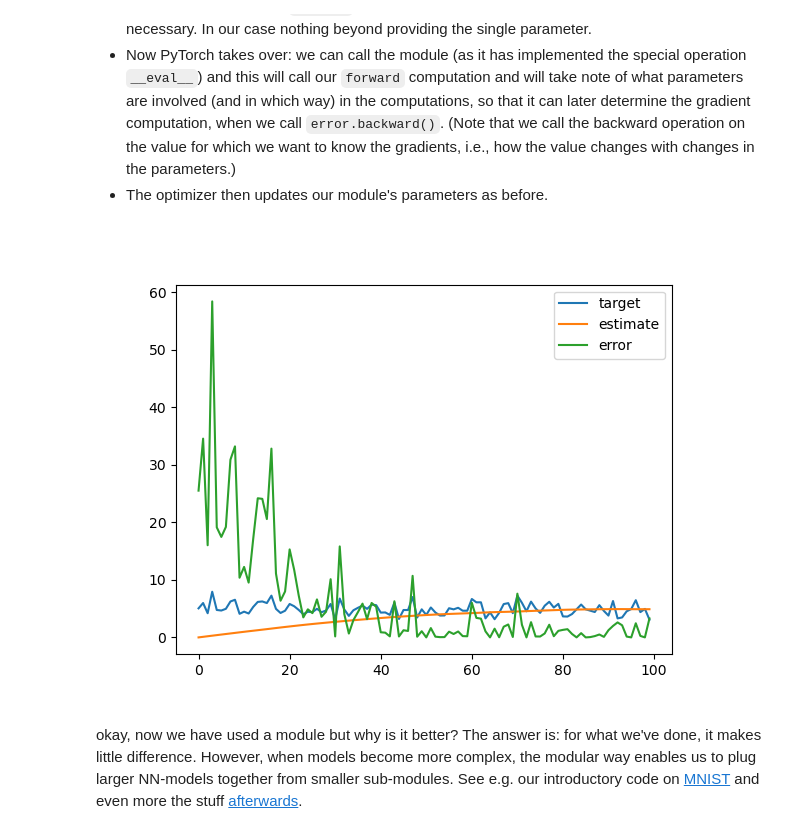
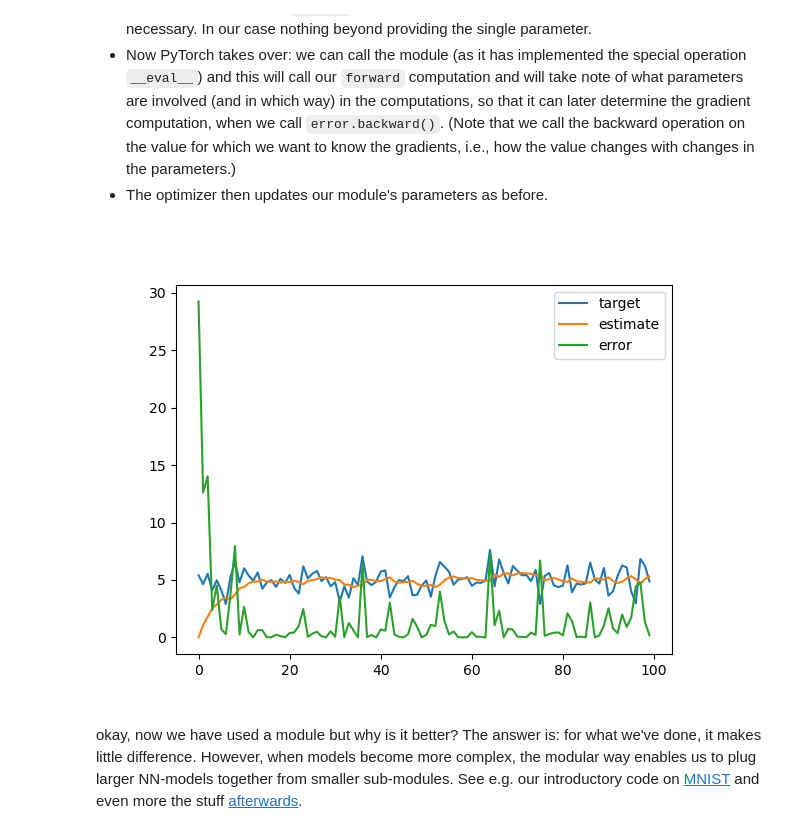
Before and after one commit to timobaumann/fobi-neuronale-netze, a Jupyter notebook: PyTorch.ipynb, the cells around one changed output. Cells and saved outputs as stored; diff of their text form; code cells hidden in the pictures.

```diff
--- a/PyTorch.ipynb
+++ b/PyTorch.ipynb
@@ -67,7 +67,7 @@ def gradient_of_loss_wrt_estimate(estimate, target):
 # an alternative to a predetermined number of steps is checking performance on held-out
 # data and stopping after no improvements occur, or stopping once the loss stops to improve.
 for iteration in range(100):
-    # target = random.normalvariate(5., 1.) # this version varies the input (what you get with "data" drawn from some underlying distribution
+    target = random.normalvariate(5., 1.) # this version varies the input (what you get with "data" drawn from some underlying distribution
     error = loss(estimate, target)
     plot_data["target"].append(target)
     plot_data["estimate"].append(estimate)
@@ -127,7 +127,7 @@ loss = torch.nn.MSELoss() # this does the same as our own definition above
 # no need to implement gradient_of_loss_wrt_estimate -- that's the true benefit of using PyTorch!
 
 for iteration in range(100):
-    target = torch.normal(5., 1., size=(1,)) # this version varies the input (what you get with "data" drawn from some underlying distribution
+    # target = torch.normal(5., 1., size=(1,)) # this version varies the input (what you get with "data" drawn from some underlying distribution
     error = loss(estimate, target)
     plot_data["target"].append(target.item())
     plot_data["estimate"].append(estimate.item())
@@ -175,34 +175,34 @@ This does the same as the code above but it uses the mechanism for PyTorch [*mod
 %matplotlib widget
 learning_rate = 0.1
 target = torch.tensor([5.])
 
 class TinyNet(torch.nn.Module):
     def __init__(self):
         super(TinyNet, self).__init__()
         self.estimate = torch.nn.Parameter(torch.zeros(1))
     def forward(self) -> torch.Tensor:
         return self.estimate
 
 plot_data = defaultdict(lambda : [])
 
 tinynet = TinyNet()
-optimizer = torch.optim.Adam(tinynet.parameters(), lr = learning_rate)
+optimizer = torch.optim.SGD(tinynet.parameters(), lr = learning_rate)
 loss = torch.nn.MSELoss()
 
 ## the remainder of this cell is the same as the code example above.
 for _ in range(100):
     target = torch.normal(5., 1., size=(1,))
     estimate = tinynet() # call the module
     error = loss(estimate, target)
     error.backward()
     plot_data["target"].append(target.item())
     plot_data["estimate"].append(tinynet.estimate.item())
     plot_data["error"].append(error.item())
     optimizer.step()
     optimizer.zero_grad()
 
 plot(plot_data)
 # %% [output]
-[figure, old version]
+[figure, new version]
 # %% [markdown]
 okay, now we have used a module but why is it better? The answer is: for what we've done, it makes little difference. However, when models become more complex, the modular way enables us to plug larger NN-models together from smaller sub-modules. See e.g. our introductory code on [MNIST](MNISTbasic.ipynb) and even more the stuff [afterwards](MNISTadvanced.ipynb).
```
Also changed, not shown: parts of 2 cells of this notebook, 2 other files.
